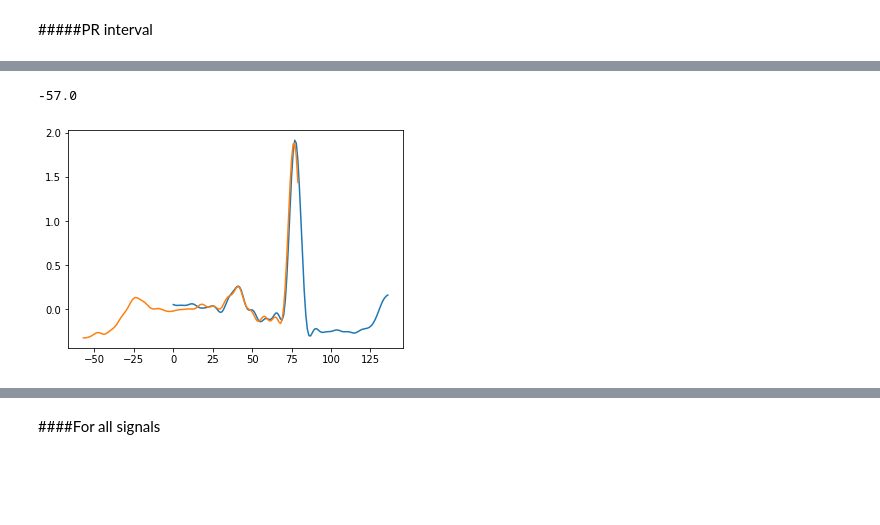
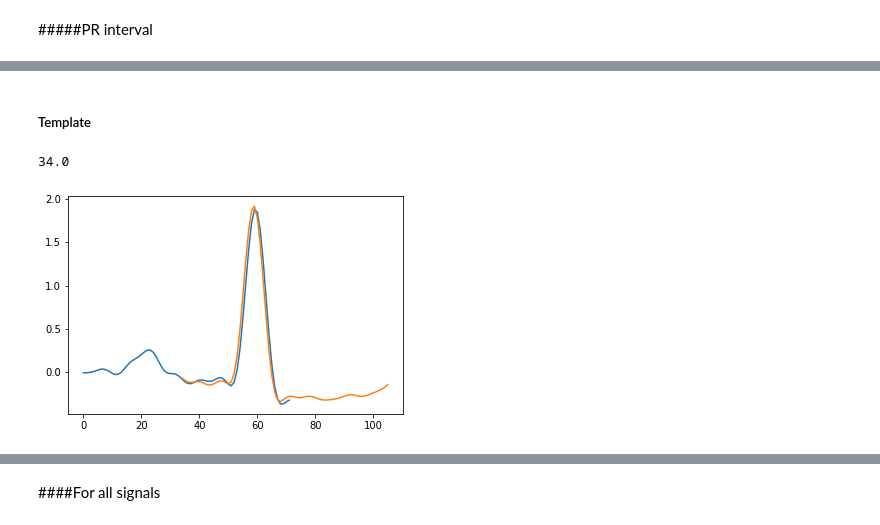
Before and after one commit to alice202122/AI_PROJECT, a Jupyter notebook: AI_Assignment.ipynb, the cells around one changed output, grey strips where cells are left out. Saved outputs shown, nothing was run; the diff lists cells and outputs as text; code cells hidden in the pictures; blank space fills up the shorter version.

```diff
--- a/AI_Assignment.ipynb
+++ b/AI_Assignment.ipynb
@@ -587,16 +579,0 @@ plot(ECGsupblr_filt[0][0][76-wnwst_smp:76+wnwst_smp])
-# %%
-def extractor(wnwst_t, wnwend_t):
-  wnwst_smp = round(wnwst_t*fs)
-  wnwend_smp = round(wnwend_t*fs)
-  extractions = []
-  Rpks = 1
-  for patient in range(1):
-    for idx, i in enumerate(dataupblr_filt[patient][Rpks]):
-      if (i-wnwst_smp)>0 and (i+wnwend_smp)<dataupblr_filt[patient][Rpks][-1]:
-        Rpk_t = i*delta_fs
-        wnw = range(int(i)-wnwst_smp, int(i)+wnwend_smp)
-        time = np.linspace((Rpk_t-wnwst_t), (Rpk_t+wnwend_t), int((wnwst_t+wnwend_t)*fs), endpoint=True)
-        row = [ i, time, ECGsupblr_filt[wnw] ]
-        extractions.append(row)
-
-  return extractions
@@ -636,0 +610,11 @@ show()
+# %%
+wnwst_t = 0.288
+wnwend_t = 0
+lead = 0    # I lead
+num_files = 1
+beats = extractor(wnwst_t, wnwend_t, lead, num_files)
+n_beat = 300
+plot(beats[n_beat][2])
+xlabel('Time (s)')
+ylabel('Amplitude (V)')
+show()
@@ -637,3 +623,5 @@ show()
+# %% [markdown]
+##### Template
 # %%
 def template(n_prior, n_post):
   tplt = []
@@ -650,16 +636,16 @@ tplt_4 = template(2,2)
 # %%
-n_beat1 = 42
+n_beat1 = 300
 n_beat2 = 1
 plt.plot(beats[n_beat1][2])
 for target in [beats[n_beat2]]:
-    time = np.arange(0, 137, 1)
+    time = np.arange(0, 72, 1)
     dx = np.mean(np.diff(time))
     shift = (np.argmax(signal.correlate(beats[n_beat1][2], target[2])) - len(target[2])) * dx
     plt.plot(time+shift, target[2])
 shift
 # %% [output]
--57.0
+34.0
-[figure, old version]
+[figure, new version]
 # %%
 count = 0
 nbeat_smp = []
```
Also changed, not shown: parts of 19 cells of this notebook.
